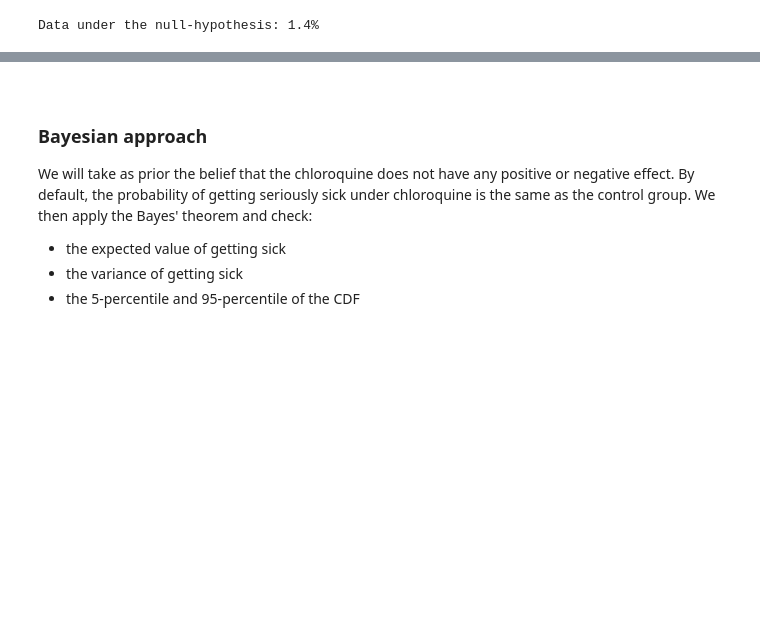
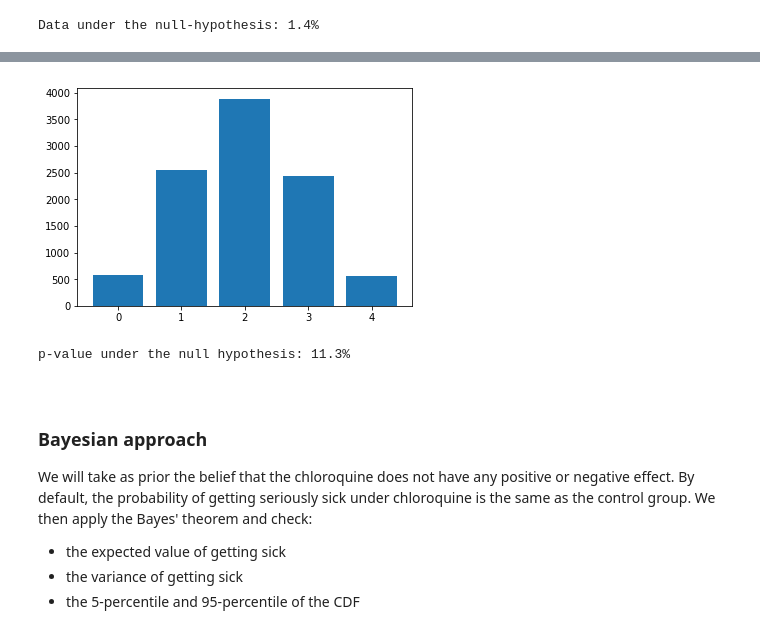
Before and after one commit to QuentinDuval/MLIntro, a Jupyter notebook: ml/0_basic_inference.ipynb, the cells around one changed output, grey strips where cells are left out. Cells and saved outputs as stored; diff of their text form; code cells hidden in the pictures; blank space fills up the shorter version.

```diff
--- a/ml/0_basic_inference.ipynb
+++ b/ml/0_basic_inference.ipynb
@@ -411,3 +419,19 @@ Data under the null-hypothesis: 1.4%
+# %%
+counter = {}
+ys = np.array([1] * 4 + [0] * 60)
+for _ in range(10_000):
+    np.random.shuffle(ys)
+    c = np.count_nonzero(ys[:32])
+    counter[c] = counter.get(c, 0) + 1
+counts = np.array([[k, v] for k, v in counter.items()])
+plt.bar(counts[:,0], counts[:,1])
+plt.show()
+
+p_value = (counter.get(0, 0) + counter.get(4, 0)) / sum(counter.values())
+print("p-value under the null hypothesis: {:.1f}%".format(p_value * 100))
+# %% [output]
+[figure, added]
+p-value under the null hypothesis: 11.3%
 # %% [markdown]
 <br>
 
```
Also changed, not shown: parts of 2 cells of this notebook, 1 other file.
